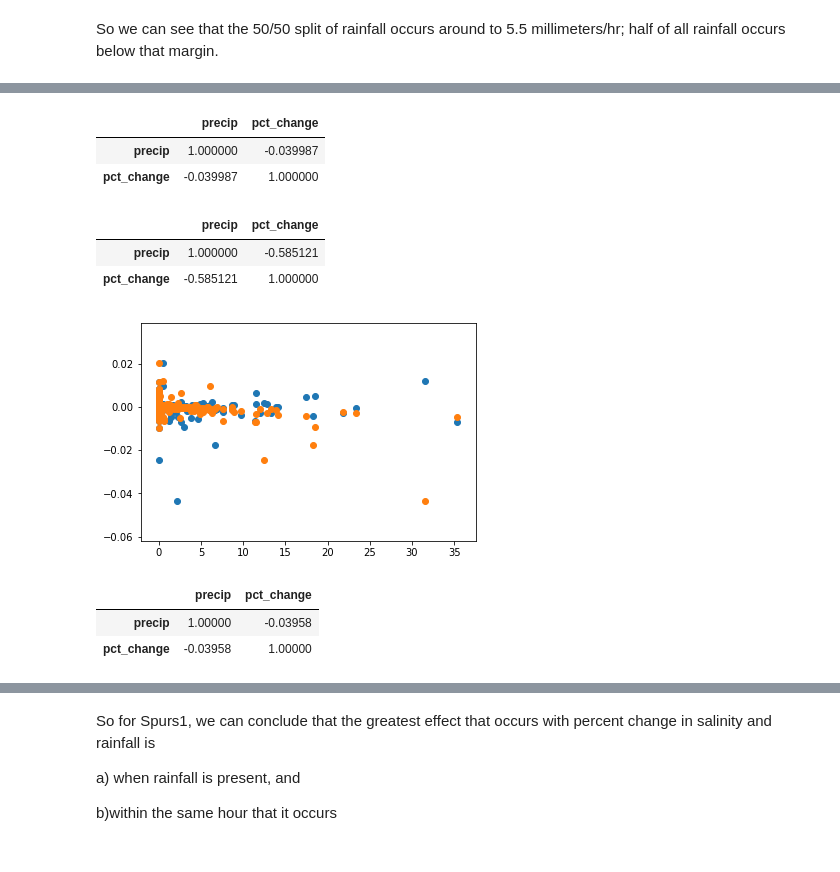
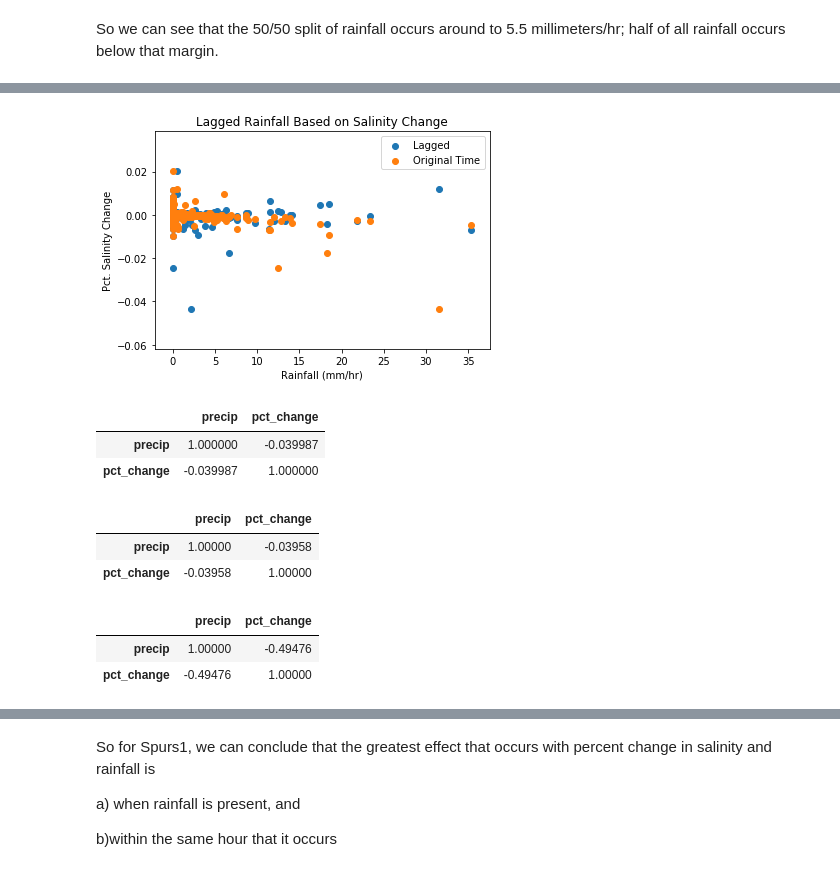
Before and after one commit to uncw-cubesat-lab/rain-class, a Jupyter notebook: Intuitive Look at Precipitation Measures.ipynb, the cells around one changed output, grey strips where cells are left out. Drawn from its saved outputs; the diff is of its cells as text; code cells hidden in the pictures.

```diff
--- a/Intuitive Look at Precipitation Measures.ipynb
+++ b/Intuitive Look at Precipitation Measures.ipynb
@@ -147 +151,15 @@ plt.show()
+# %%
+rainlag = pd.DataFrame(data['precip'].reset_index().drop('new_time', axis=1).shift(1).fillna(0))
+pct_lag = pd.DataFrame(data['pct_change'].reset_index().drop('new_time', axis=1))
+newlagged = pd.concat([rainlag, pct_lag], axis=1, join='outer')
+#pct_lag
+plt.scatter(x=rainlag, y=pct_lag, label='Lagged')
+plt.scatter(x=data['precip'], y=data['pct_change'], label='Original Time')
+plt.title('Lagged Rainfall Based on Salinity Change')
+plt.ylabel('Pct. Salinity Change')
+plt.xlabel('Rainfall (mm/hr)')
+plt.legend()
+plt.show()
+# %% [output]
+[figure, added]
 # %%
@@ -152,25 +170,17 @@ lagged.corr()
 |  | precip | pct_change |
 | precip | 1.000000 | -0.039987 |
 | pct_change | -0.039987 | 1.000000 |
+# %%
+## Lagged on Rainfall-- did salinity cause precip
+newlagged.corr()
+# %% [output]
+|  | precip | pct_change |
+| precip | 1.00000 | -0.03958 |
+| pct_change | -0.03958 | 1.00000 |
 # %%
-rain[['precip', 'pct_change']].corr()
+## The unaltered original set
+data[['precip', 'pct_change']].corr()
 # %% [output]
 |  | precip | pct_change |
-| precip | 1.000000 | -0.585121 |
-| pct_change | -0.585121 | 1.000000 |
+| precip | 1.00000 | -0.49476 |
+| pct_change | -0.49476 | 1.00000 |
-# %%
-rainlag = pd.DataFrame(data['precip'].reset_index().drop('new_time', axis=1).shift(1).fillna(0))
-pct_lag = pd.DataFrame(data['pct_change'].reset_index().drop('new_time', axis=1))
-newlagged = pd.concat([rainlag, pct_lag], axis=1, join='outer')
-#pct_lag
-plt.scatter(x=rainlag, y=pct_lag)
-plt.scatter(x=data['precip'], y=data['pct_change'])
-plt.show()
-# %% [output]
-[figure, removed]
-# %%
- newlagged.corr()
-# %% [output]
-|  | precip | pct_change |
-| precip | 1.00000 | -0.03958 |
-| pct_change | -0.03958 | 1.00000 |
```
Also changed, not shown: parts of 22 cells of this notebook.
